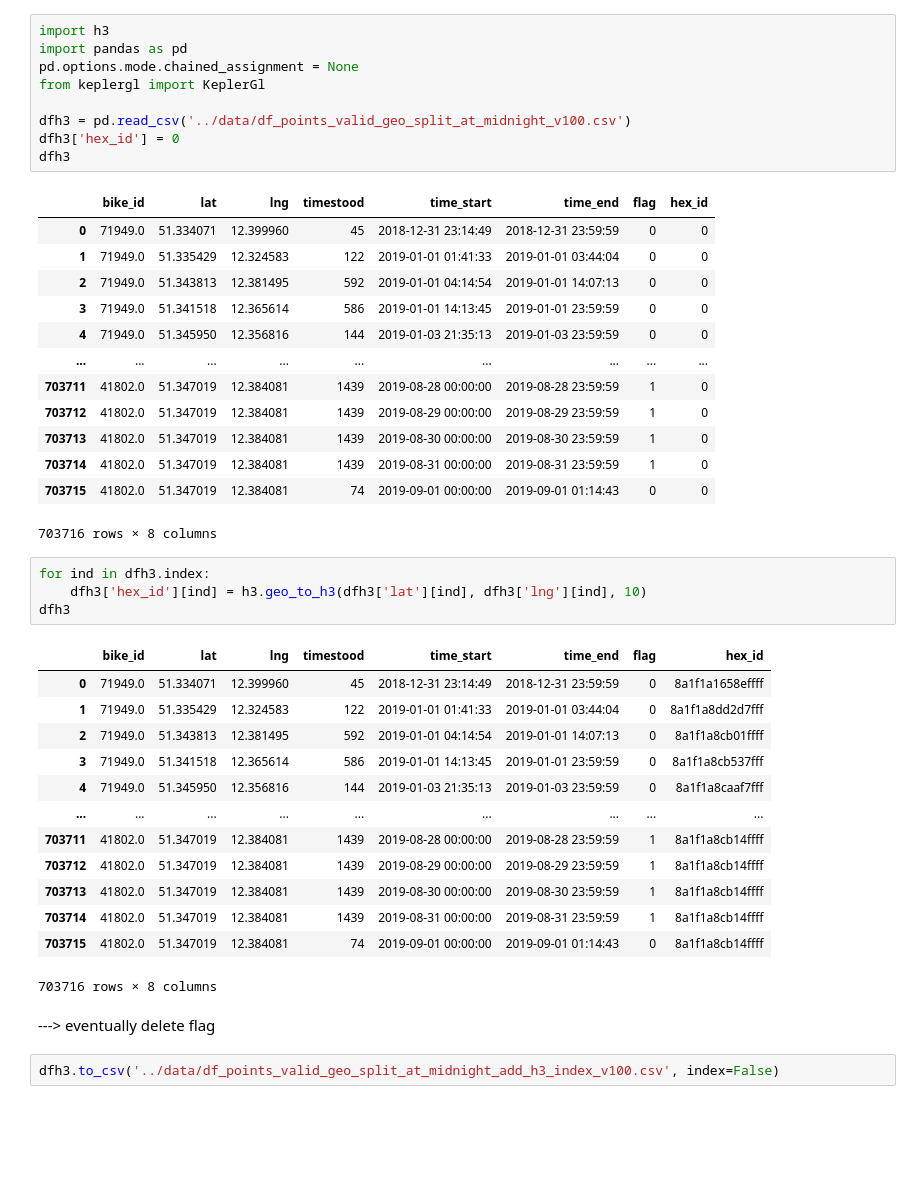
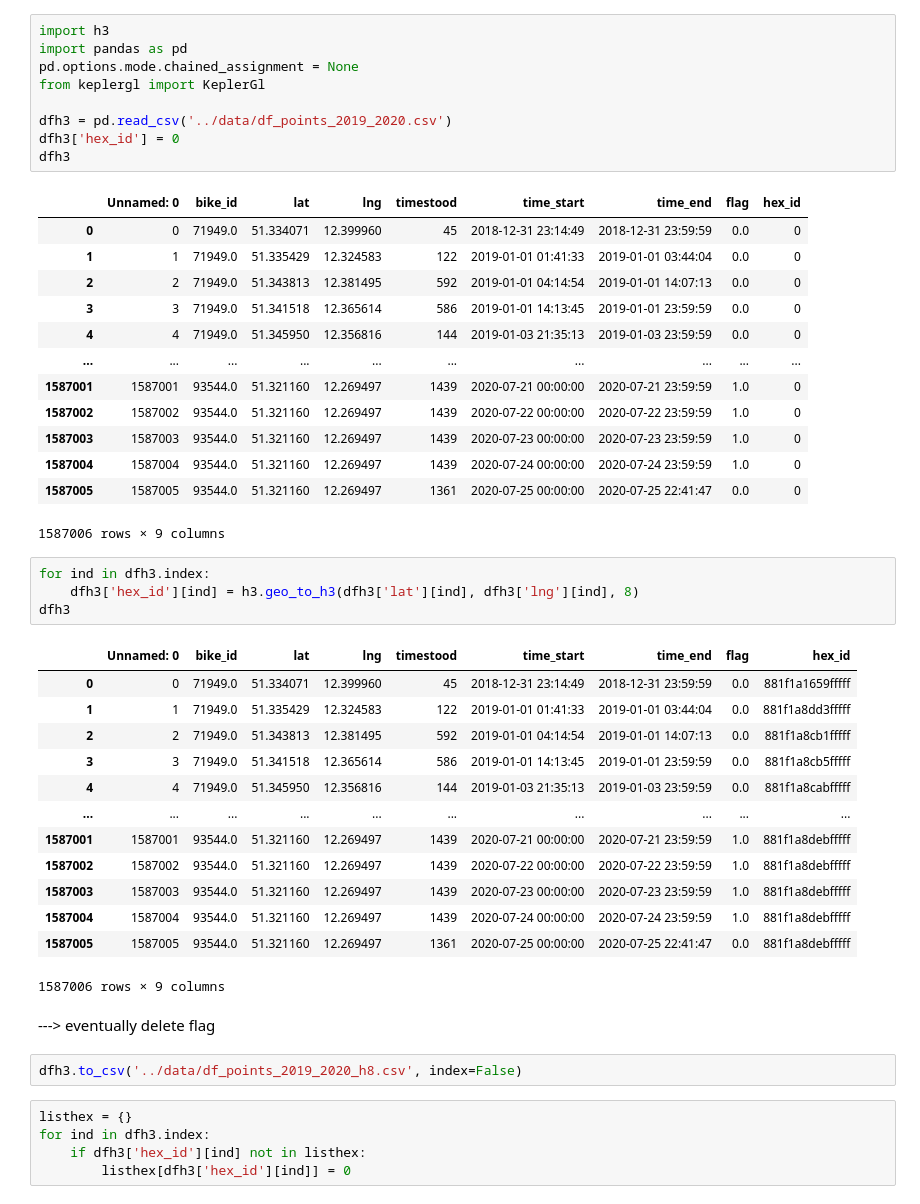
Before and after one commit to jw54kysa/bachelor_thesis_idle_time_prediction_nextbike, a Jupyter notebook: scripts/S3_add_h3_index.ipynb, the cells around one changed output. Drawn from its saved outputs; the diff is of its cells as text; blank space fills up the shorter version.

Commit message:
start computing tsdata for all hex in H8

```diff
--- a/scripts/S3_add_h3_index.ipynb
+++ b/scripts/S3_add_h3_index.ipynb
@@ -1,45 +1,50 @@
 # %%
 import h3
 import pandas as pd
 pd.options.mode.chained_assignment = None
 from keplergl import KeplerGl
 
-dfh3 = pd.read_csv('../data/df_points_valid_geo_split_at_midnight_v100.csv')
+dfh3 = pd.read_csv('../data/df_points_2019_2020.csv')
 dfh3['hex_id'] = 0
 dfh3
 # %% [output]
-|  | bike_id | lat | lng | timestood | time_start | time_end | flag | hex_id |
-| 0 | 71949.0 | 51.334071 | 12.399960 | 45 | 2018-12-31 23:14:49 | 2018-12-31 23:59:59 | 0 | 0 |
-| 1 | 71949.0 | 51.335429 | 12.324583 | 122 | 2019-01-01 01:41:33 | 2019-01-01 03:44:04 | 0 | 0 |
-| 2 | 71949.0 | 51.343813 | 12.381495 | 592 | 2019-01-01 04:14:54 | 2019-01-01 14:07:13 | 0 | 0 |
-| 3 | 71949.0 | 51.341518 | 12.365614 | 586 | 2019-01-01 14:13:45 | 2019-01-01 23:59:59 | 0 | 0 |
-| 4 | 71949.0 | 51.345950 | 12.356816 | 144 | 2019-01-03 21:35:13 | 2019-01-03 23:59:59 | 0 | 0 |
-| ... | ... | ... | ... | ... | ... | ... | ... | ... |
-| 703711 | 41802.0 | 51.347019 | 12.384081 | 1439 | 2019-08-28 00:00:00 | 2019-08-28 23:59:59 | 1 | 0 |
-| 703712 | 41802.0 | 51.347019 | 12.384081 | 1439 | 2019-08-29 00:00:00 | 2019-08-29 23:59:59 | 1 | 0 |
-| 703713 | 41802.0 | 51.347019 | 12.384081 | 1439 | 2019-08-30 00:00:00 | 2019-08-30 23:59:59 | 1 | 0 |
-| 703714 | 41802.0 | 51.347019 | 12.384081 | 1439 | 2019-08-31 00:00:00 | 2019-08-31 23:59:59 | 1 | 0 |
-| 703715 | 41802.0 | 51.347019 | 12.384081 | 74 | 2019-09-01 00:00:00 | 2019-09-01 01:14:43 | 0 | 0 |
+|  | Unnamed: 0 | bike_id | lat | lng | timestood | time_start | time_end | flag | hex_id |
+| 0 | 0 | 71949.0 | 51.334071 | 12.399960 | 45 | 2018-12-31 23:14:49 | 2018-12-31 23:59:59 | 0.0 | 0 |
+| 1 | 1 | 71949.0 | 51.335429 | 12.324583 | 122 | 2019-01-01 01:41:33 | 2019-01-01 03:44:04 | 0.0 | 0 |
+| 2 | 2 | 71949.0 | 51.343813 | 12.381495 | 592 | 2019-01-01 04:14:54 | 2019-01-01 14:07:13 | 0.0 | 0 |
+| 3 | 3 | 71949.0 | 51.341518 | 12.365614 | 586 | 2019-01-01 14:13:45 | 2019-01-01 23:59:59 | 0.0 | 0 |
+| 4 | 4 | 71949.0 | 51.345950 | 12.356816 | 144 | 2019-01-03 21:35:13 | 2019-01-03 23:59:59 | 0.0 | 0 |
+| ... | ... | ... | ... | ... | ... | ... | ... | ... | ... |
+| 1587001 | 1587001 | 93544.0 | 51.321160 | 12.269497 | 1439 | 2020-07-21 00:00:00 | 2020-07-21 23:59:59 | 1.0 | 0 |
+| 1587002 | 1587002 | 93544.0 | 51.321160 | 12.269497 | 1439 | 2020-07-22 00:00:00 | 2020-07-22 23:59:59 | 1.0 | 0 |
+| 1587003 | 1587003 | 93544.0 | 51.321160 | 12.269497 | 1439 | 2020-07-23 00:00:00 | 2020-07-23 23:59:59 | 1.0 | 0 |
+| 1587004 | 1587004 | 93544.0 | 51.321160 | 12.269497 | 1439 | 2020-07-24 00:00:00 | 2020-07-24 23:59:59 | 1.0 | 0 |
+| 1587005 | 1587005 | 93544.0 | 51.321160 | 12.269497 | 1361 | 2020-07-25 00:00:00 | 2020-07-25 22:41:47 | 0.0 | 0 |
-703716 rows × 8 columns
+1587006 rows × 9 columns
 # %%
 for ind in dfh3.index:
-    dfh3['hex_id'][ind] = h3.geo_to_h3(dfh3['lat'][ind], dfh3['lng'][ind], 10)
+    dfh3['hex_id'][ind] = h3.geo_to_h3(dfh3['lat'][ind], dfh3['lng'][ind], 8)
 dfh3
 # %% [output]
-|  | bike_id | lat | lng | timestood | time_start | time_end | flag | hex_id |
-| 0 | 71949.0 | 51.334071 | 12.399960 | 45 | 2018-12-31 23:14:49 | 2018-12-31 23:59:59 | 0 | 8a1f1a1658effff |
-| 1 | 71949.0 | 51.335429 | 12.324583 | 122 | 2019-01-01 01:41:33 | 2019-01-01 03:44:04 | 0 | 8a1f1a8dd2d7fff |
-| 2 | 71949.0 | 51.343813 | 12.381495 | 592 | 2019-01-01 04:14:54 | 2019-01-01 14:07:13 | 0 | 8a1f1a8cb01ffff |
-| 3 | 71949.0 | 51.341518 | 12.365614 | 586 | 2019-01-01 14:13:45 | 2019-01-01 23:59:59 | 0 | 8a1f1a8cb537fff |
-| 4 | 71949.0 | 51.345950 | 12.356816 | 144 | 2019-01-03 21:35:13 | 2019-01-03 23:59:59 | 0 | 8a1f1a8caaf7fff |
-| ... | ... | ... | ... | ... | ... | ... | ... | ... |
-| 703711 | 41802.0 | 51.347019 | 12.384081 | 1439 | 2019-08-28 00:00:00 | 2019-08-28 23:59:59 | 1 | 8a1f1a8cb14ffff |
-| 703712 | 41802.0 | 51.347019 | 12.384081 | 1439 | 2019-08-29 00:00:00 | 2019-08-29 23:59:59 | 1 | 8a1f1a8cb14ffff |
-| 703713 | 41802.0 | 51.347019 | 12.384081 | 1439 | 2019-08-30 00:00:00 | 2019-08-30 23:59:59 | 1 | 8a1f1a8cb14ffff |
-| 703714 | 41802.0 | 51.347019 | 12.384081 | 1439 | 2019-08-31 00:00:00 | 2019-08-31 23:59:59 | 1 | 8a1f1a8cb14ffff |
-| 703715 | 41802.0 | 51.347019 | 12.384081 | 74 | 2019-09-01 00:00:00 | 2019-09-01 01:14:43 | 0 | 8a1f1a8cb14ffff |
+|  | Unnamed: 0 | bike_id | lat | lng | timestood | time_start | time_end | flag | hex_id |
+| 0 | 0 | 71949.0 | 51.334071 | 12.399960 | 45 | 2018-12-31 23:14:49 | 2018-12-31 23:59:59 | 0.0 | 881f1a1659fffff |
+| 1 | 1 | 71949.0 | 51.335429 | 12.324583 | 122 | 2019-01-01 01:41:33 | 2019-01-01 03:44:04 | 0.0 | 881f1a8dd3fffff |
+| 2 | 2 | 71949.0 | 51.343813 | 12.381495 | 592 | 2019-01-01 04:14:54 | 2019-01-01 14:07:13 | 0.0 | 881f1a8cb1fffff |
+| 3 | 3 | 71949.0 | 51.341518 | 12.365614 | 586 | 2019-01-01 14:13:45 | 2019-01-01 23:59:59 | 0.0 | 881f1a8cb5fffff |
+| 4 | 4 | 71949.0 | 51.345950 | 12.356816 | 144 | 2019-01-03 21:35:13 | 2019-01-03 23:59:59 | 0.0 | 881f1a8cabfffff |
+| ... | ... | ... | ... | ... | ... | ... | ... | ... | ... |
+| 1587001 | 1587001 | 93544.0 | 51.321160 | 12.269497 | 1439 | 2020-07-21 00:00:00 | 2020-07-21 23:59:59 | 1.0 | 881f1a8debfffff |
+| 1587002 | 1587002 | 93544.0 | 51.321160 | 12.269497 | 1439 | 2020-07-22 00:00:00 | 2020-07-22 23:59:59 | 1.0 | 881f1a8debfffff |
+| 1587003 | 1587003 | 93544.0 | 51.321160 | 12.269497 | 1439 | 2020-07-23 00:00:00 | 2020-07-23 23:59:59 | 1.0 | 881f1a8debfffff |
+| 1587004 | 1587004 | 93544.0 | 51.321160 | 12.269497 | 1439 | 2020-07-24 00:00:00 | 2020-07-24 23:59:59 | 1.0 | 881f1a8debfffff |
+| 1587005 | 1587005 | 93544.0 | 51.321160 | 12.269497 | 1361 | 2020-07-25 00:00:00 | 2020-07-25 22:41:47 | 0.0 | 881f1a8debfffff |
-703716 rows × 8 columns
+1587006 rows × 9 columns
 # %% [markdown]
 ---> eventually delete flag
 # %%
-dfh3.to_csv('../data/df_points_valid_geo_split_at_midnight_add_h3_index_v100.csv', index=False)
+dfh3.to_csv('../data/df_points_2019_2020_h8.csv', index=False)
+# %%
+listhex = {}
+for ind in dfh3.index:
+    if dfh3['hex_id'][ind] not in listhex:
+        listhex[dfh3['hex_id'][ind]] = 0
```
Also changed, not shown: parts of 1 cell of this notebook, 5 other files.
